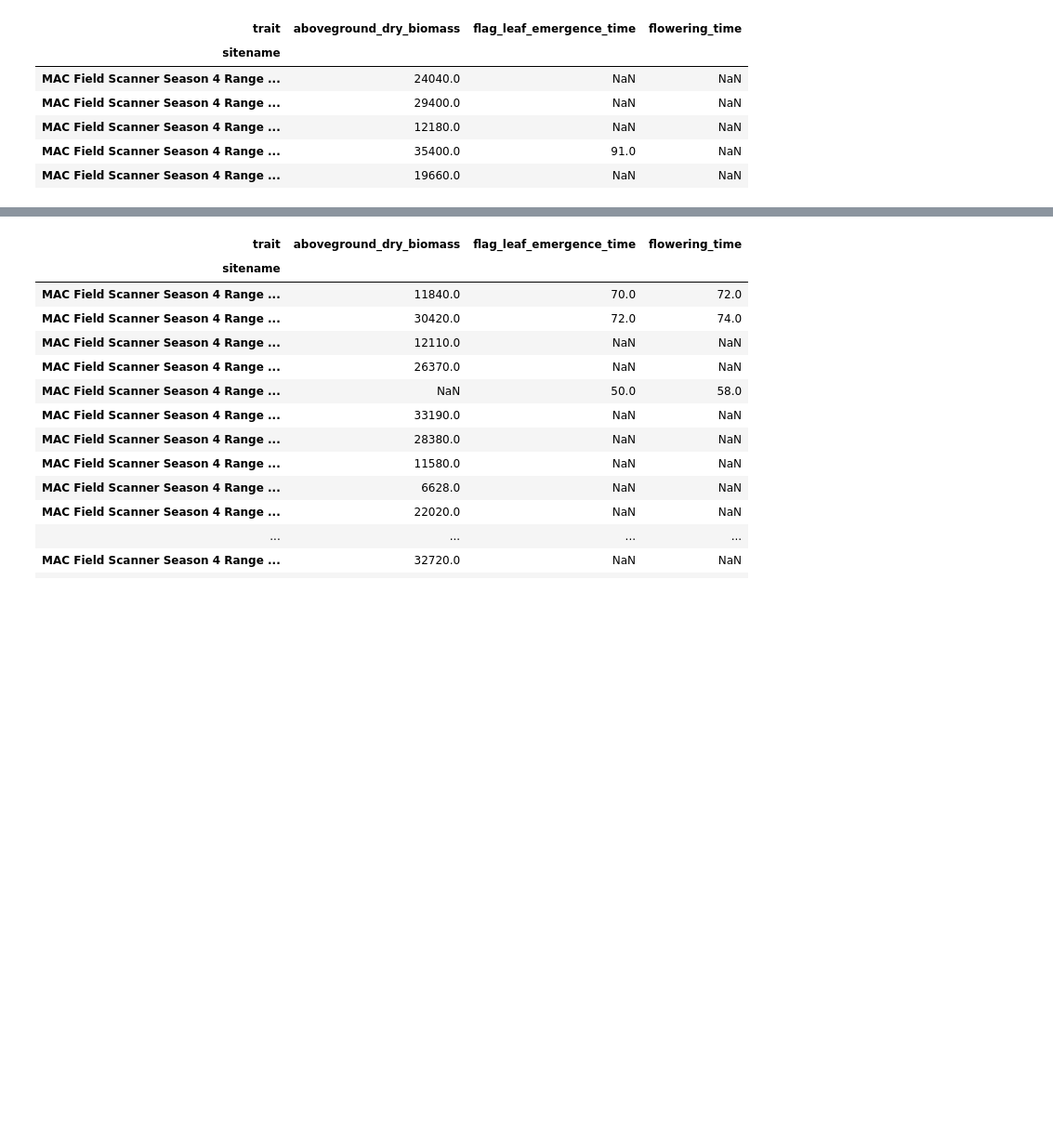
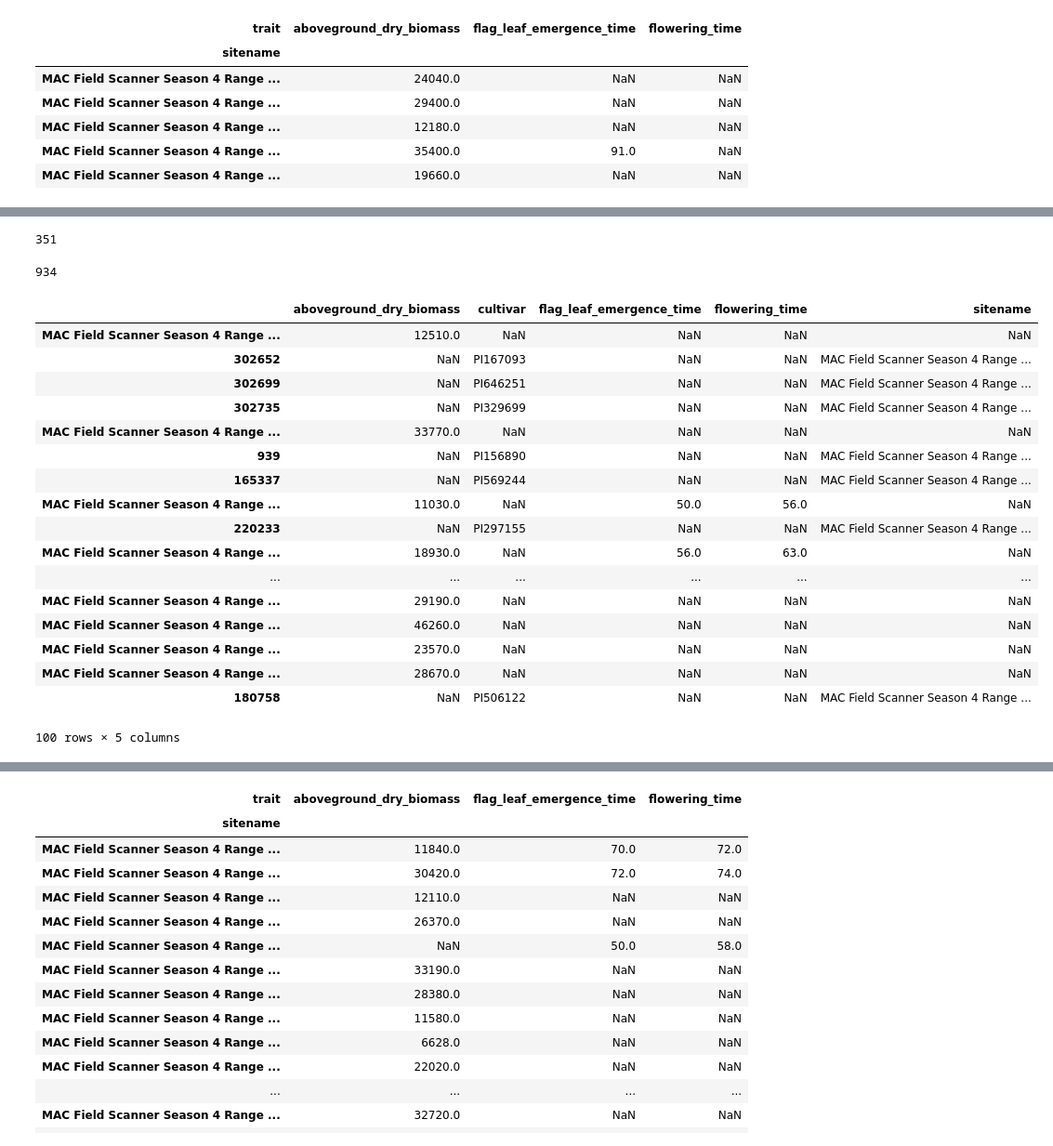
Before and after one commit to genophenoenvo/terraref-datasets, a Jupyter notebook: notebooks/gh5_phenotypes.ipynb, the cells around one changed output, grey strips where cells are left out. Shown at 93% size. Saved outputs shown, nothing was run; the diff lists cells and outputs as text; code cells hidden in the pictures; blank space fills up the shorter version.

Commit message:
table now includes cultivar and biomass for every site with na's in time columns only

```diff
--- a/notebooks/gh5_phenotypes.ipynb
+++ b/notebooks/gh5_phenotypes.ipynb
@@ -481,0 +523,3 @@ print(bare_bones_df)
+# %%
+cultivar_and_sitename = bare_bones_df[['sitename', 'cultivar']]
+cultivar_and_sitename.head()
@@ -481,0 +533,3 @@ print(bare_bones_df)
+# %%
+cultivar_and_sitename.set_index('sitename')
+cultivar_and_sitename.head()
@@ -482,5 +543,5 @@ print(bare_bones_df)
 # %%
-wide_df = bare_bones_df.pivot(index = 'sitename', columns = 'trait', values = 'mean')
+wide_df = minus_cultivar.pivot(index = 'sitename', columns = 'trait', values = 'mean')
 wide_df.head()
 # %% [output]
 | trait | aboveground_dry_biomass | flag_leaf_emergence_time | flowering_time |
@@ -490,3 +551,7 @@ wide_df.head()
 | MAC Field Scanner Season 4 Range ... | 12180.0 | NaN | NaN |
 | MAC Field Scanner Season 4 Range ... | 35400.0 | 91.0 | NaN |
 | MAC Field Scanner Season 4 Range ... | 19660.0 | NaN | NaN |
+# %%
+# merge with cultivars
+
+concat_df = pd.concat([wide_df, cultivar_and_sitename], )
@@ -492,0 +575,29 @@ wide_df.head()
+# %%
+concat_df.cultivar.nunique()
+# %% [output]
+351
+# %%
+concat_df.cultivar.count()
+# %% [output]
+934
+# %%
+concat_df.sample(n = 100)
+# %% [output]
+|  | aboveground_dry_biomass | cultivar | flag_leaf_emergence_time | flowering_time | sitename |
+| MAC Field Scanner Season 4 Range ... | 12510.0 | NaN | NaN | NaN | NaN |
+| 302652 | NaN | PI167093 | NaN | NaN | MAC Field Scanner Season 4 Range ... |
+| 302699 | NaN | PI646251 | NaN | NaN | MAC Field Scanner Season 4 Range ... |
+| 302735 | NaN | PI329699 | NaN | NaN | MAC Field Scanner Season 4 Range ... |
+| MAC Field Scanner Season 4 Range ... | 33770.0 | NaN | NaN | NaN | NaN |
+| 939 | NaN | PI156890 | NaN | NaN | MAC Field Scanner Season 4 Range ... |
+| 165337 | NaN | PI569244 | NaN | NaN | MAC Field Scanner Season 4 Range ... |
+| MAC Field Scanner Season 4 Range ... | 11030.0 | NaN | 50.0 | 56.0 | NaN |
+| 220233 | NaN | PI297155 | NaN | NaN | MAC Field Scanner Season 4 Range ... |
+| MAC Field Scanner Season 4 Range ... | 18930.0 | NaN | 56.0 | 63.0 | NaN |
+| ... | ... | ... | ... | ... | ... |
+| MAC Field Scanner Season 4 Range ... | 29190.0 | NaN | NaN | NaN | NaN |
+| MAC Field Scanner Season 4 Range ... | 46260.0 | NaN | NaN | NaN | NaN |
+| MAC Field Scanner Season 4 Range ... | 23570.0 | NaN | NaN | NaN | NaN |
+| MAC Field Scanner Season 4 Range ... | 28670.0 | NaN | NaN | NaN | NaN |
+| 180758 | NaN | PI506122 | NaN | NaN | MAC Field Scanner Season 4 Range ... |
+100 rows × 5 columns
```
Also changed, not shown: parts of 15 cells of this notebook.
